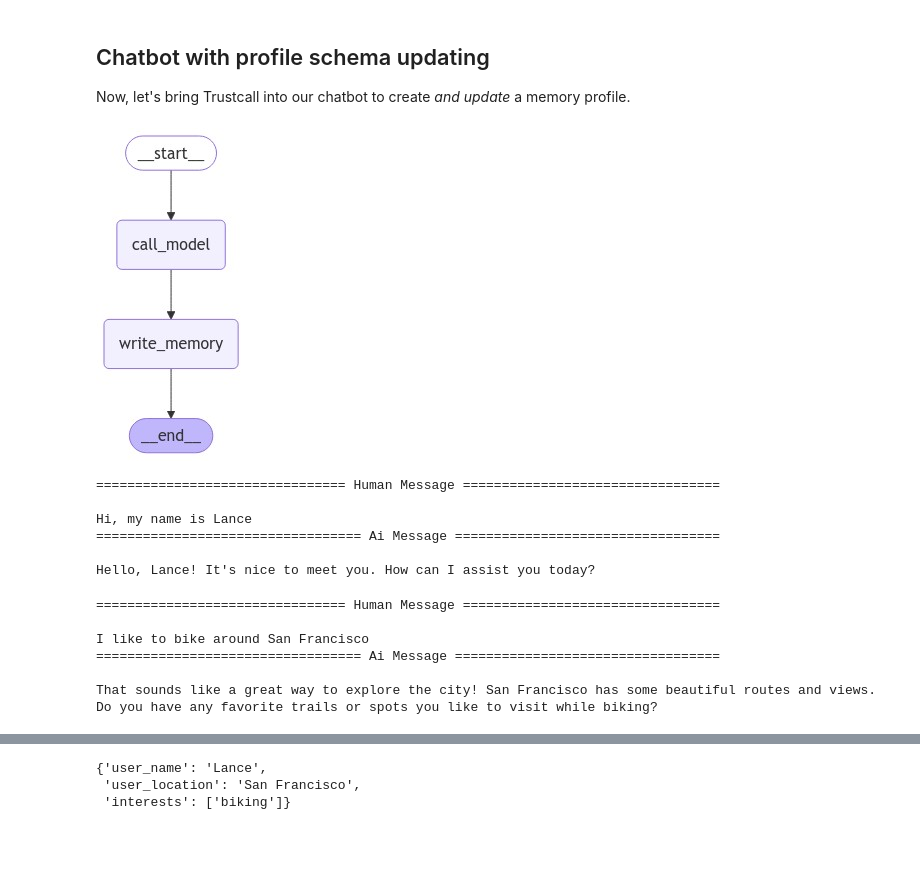
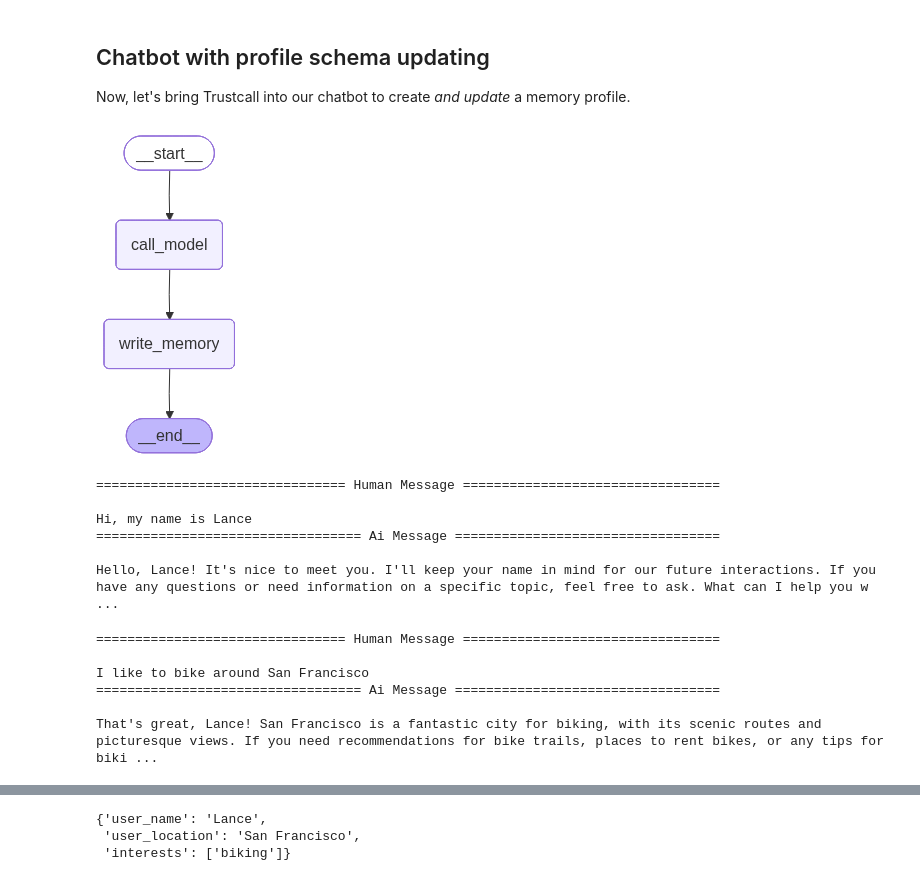
Before and after one commit to JuanSebas7ian/langchain-academy-debug, a Jupyter notebook: module-5/memoryschema_profile.ipynb, the cells around one changed output, grey strips where cells are left out. Saved outputs shown, nothing was run; the diff lists cells and outputs as text; code cells hidden in the pictures; blank space fills up the shorter version.

```diff
--- a/module-5/memoryschema_profile.ipynb
+++ b/module-5/memoryschema_profile.ipynb
@@ -532,7 +535,7 @@ llm_nova_pro = ChatBedrockConverse(
 )
 
 # Seleccionar el LLM activo
-model = llm_nova_lite
+model = llm_nova_pro
 
 from trustcall import create_extractor
 
@@ -752,7 +759,7 @@ llm_nova_pro = ChatBedrockConverse(
 )
 
 # Seleccionar el LLM activo
-model = llm_nova_lite
+model = llm_nova_pro
 
 from IPython.display import Image, display
 
@@ -834,34 +841,59 @@ def write_memory(state: MessagesState, config: RunnableConfig, store: BaseStore)
     # Invoke the extractor
     result = trustcall_extractor.invoke({"messages": [SystemMessage(content=TRUSTCALL_INSTRUCTION)]+state["messages"], "existing": existing_profile})
 
     # Get the updated profile as a JSON object
     updated_profile = result["responses"][0].model_dump()
 
     # Save the updated profile
     key = "user_memory"
     store.put(namespace, key, updated_profile)
 
+# def write_memory(state: MessagesState, config: RunnableConfig, store: BaseStore):
+
+#     """Reflect on the chat history and save a memory to the store."""
+
+#     # Get the user ID from the config
+#     user_id = config["configurable"]["user_id"]
+
+#     # Retrieve existing memory from the store
+#     namespace = ("memory", user_id)
+#     existing_memory = store.get(namespace, "user_memory")
+
+#     # Get the profile as the value from the list, and convert it to a JSON doc
+#     existing_profile = {"UserProfile": existing_memory.value} if existing_memory else None
+
+#     # Invoke the extractor
+#     result = trustcall_extractor.invoke({"messages": [SystemMessage(content=TRUSTCALL_INSTRUCTION)]+state["messages"], "existing": existing_profile})
+
+#     # --- CORRECCIÓN AQUÍ ---
+#     # Save the updated profile ONLY if there are updates
+#     if result["responses"]:
+#         updated_profile = result["responses"][0].model_dump()
+#         key = "user_memory"
+#         store.put(namespace, key, updated_profile)
+    # -----------------------
+
 # Define the graph
 builder = StateGraph(MessagesState)
 builder.add_node("call_model", call_model)
 builder.add_node("write_memory", write_memory)
 builder.add_edge(START, "call_model")
 builder.add_edge("call_model", "write_memory")
 builder.add_edge("write_memory", END)
 
 # Store for long-term (across-thread) memory
 across_thread_memory = InMemoryStore()
 
 # Checkpointer for short-term (within-thread) memory
 within_thread_memory = MemorySaver()
 
 # Compile the graph with the checkpointer fir and store
 graph = builder.compile(checkpointer=within_thread_memory, store=across_thread_memory)
 
 # View
 display(Image(graph.get_graph(xray=1).draw_mermaid_png()))
 # %% [output]
-[figure, old version]
+[figure, new version]
 # %%
 # We supply a thread ID for short-term (within-thread) memory
 # We supply a user ID for long-term (across-thread) memory
@@ -879,7 +911,7 @@ for chunk in graph.stream({"messages": input_messages}, config, stream_mode="val
 Hi, my name is Lance
 ================================== Ai Message ==================================
 
-Hello, Lance! It's nice to meet you. How can I assist you today?
+Hello, Lance! It's nice to meet you. I'll keep your name in mind for our future interactions. If you have any questions or need information on a specific topic, feel free to ask. What can I help you w ...
 # %%
 # User input
 input_messages = [HumanMessage(content="I like to bike around San Francisco")]
@@ -893,7 +925,7 @@ for chunk in graph.stream({"messages": input_messages}, config, stream_mode="val
 I like to bike around San Francisco
 ================================== Ai Message ==================================
 
-That sounds like a great way to explore the city! San Francisco has some beautiful routes and views. Do you have any favorite trails or spots you like to visit while biking?
+That's great, Lance! San Francisco is a fantastic city for biking, with its scenic routes and picturesque views. If you need recommendations for bike trails, places to rent bikes, or any tips for biki ...
 # %%
 # Namespace for the memory to save
 user_id = "1"
```
Also changed, not shown: parts of 17 cells of this notebook, 1 other file.
